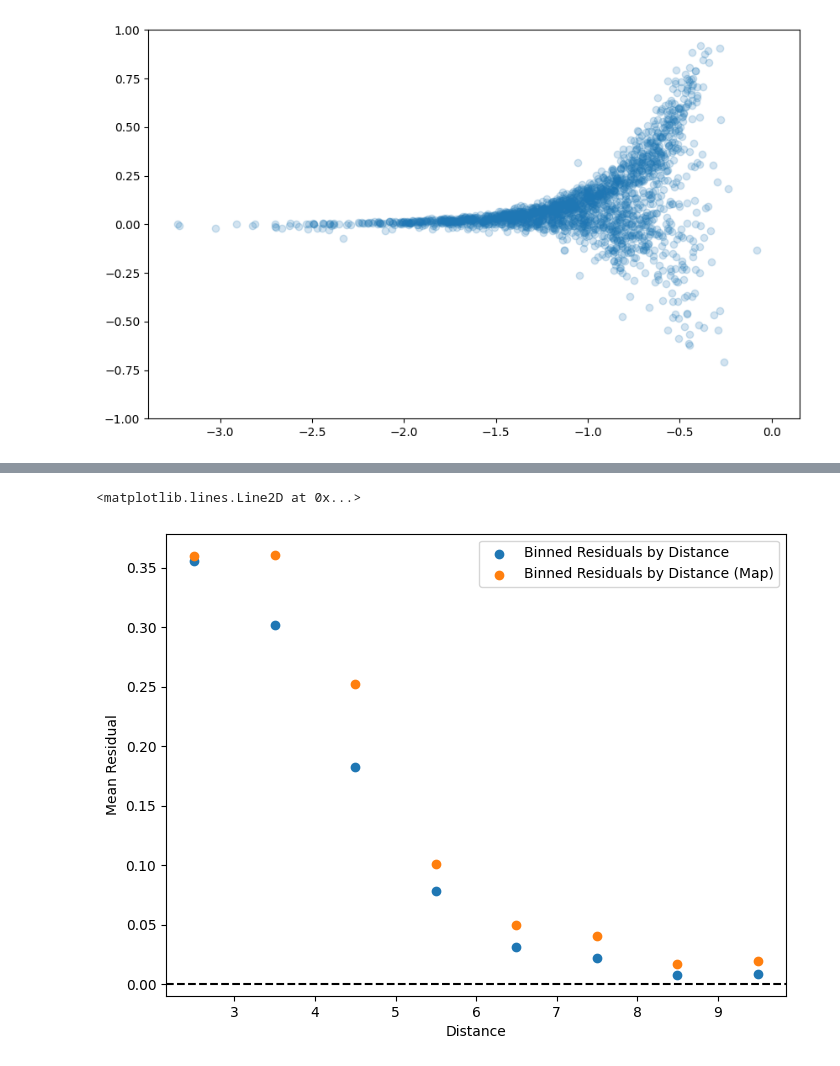
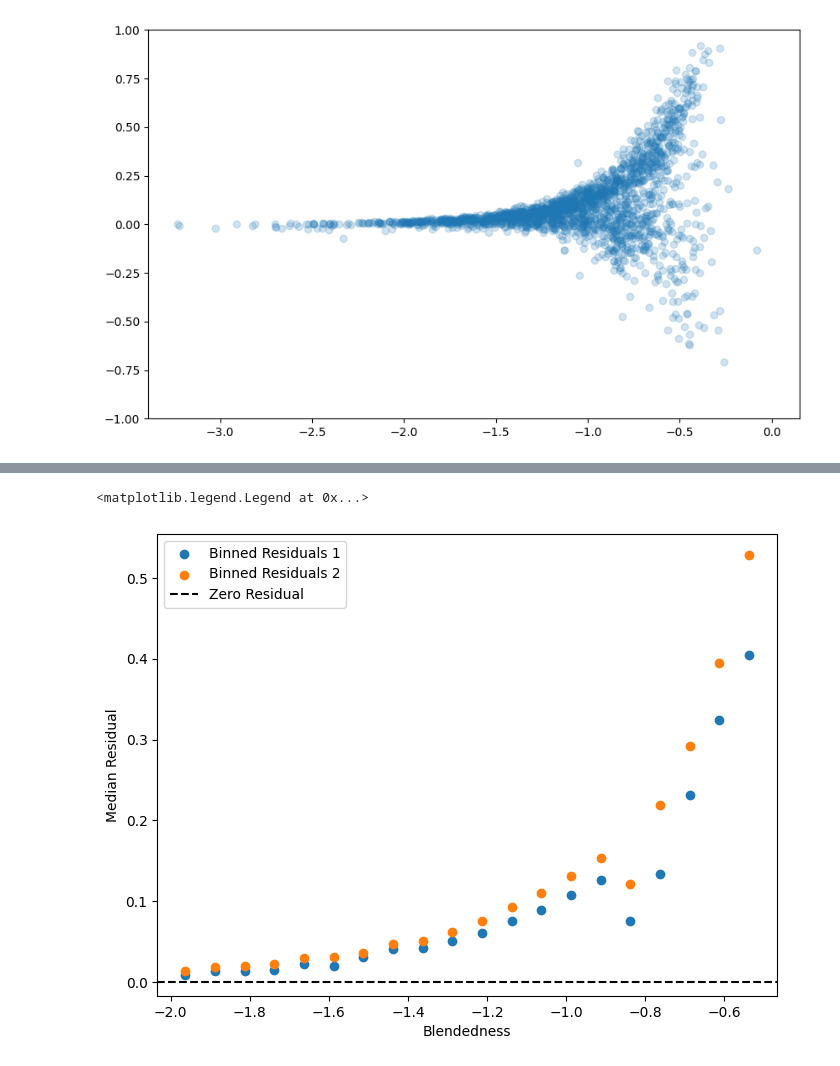
Before and after one commit to ismael-mendoza/bliss, a Jupyter notebook: experiment/notebooks/explore/check-pair-sim1.ipynb, the cells around one changed output, grey strips where cells are left out. Drawn from its saved outputs; the diff is of its cells as text; code cells hidden in the pictures.

```diff
--- a/experiment/notebooks/explore/check-pair-sim1.ipynb
+++ b/experiment/notebooks/explore/check-pair-sim1.ipynb
@@ -624,39 +610,41 @@ plt.legend()
 # %%
-# now binned by distance
-binned_residuals_dist, bin_edges_dist, _ = binned_statistic(
-    dist.numpy(),
+# binned by blendedness
+from scipy.stats import binned_statistic
+log_bld = bld.log10()
+binned_residuals, bin_edges, _ = binned_statistic(
+    log_bld.numpy(),
     res1.numpy(),
     statistic='median',
-    bins=10,
-    range=(0, 10)
+    bins=20,
+    range=(-2, -0.5)
 )
-# map
-binned_residuals_map, bin_edges_map, _ = binned_statistic(
-    dist.numpy(),
+
+binned_residuals2, bin_edges2, _ = binned_statistic(
+    log_bld.numpy(),
     res2.numpy(),
     statistic='median',
-    bins=10,
-    range=(0, 10)
+    bins=20,
+    range=(-2, -0.5)
 )
+
+
 
 plt.figure(figsize=(8, 6))
 plt.scatter(
-    (bin_edges_dist[:-1] + bin_edges_dist[1:]) / 2,
-    binned_residuals_dist,
-    label='Binned Residuals by Distance',
-    color='C0',
+    (bin_edges[:-1] + bin_edges[1:]) / 2,
+    binned_residuals,
+    label='Binned Residuals 1',
 )
 plt.scatter(
-    (bin_edges_map[:-1] + bin_edges_map[1:]) / 2,
-    binned_residuals_map,
-    label='Binned Residuals by Distance (Map)',
-    color='C1',
+    (bin_edges2[:-1] + bin_edges2[1:]) / 2,
+    binned_residuals2,
+    label='Binned Residuals 2',
 )
+plt.xlabel('Blendedness')
+plt.ylabel('Median Residual')
+plt.axhline(0, color='k', linestyle='--', label='Zero Residual')
 plt.legend()
-plt.xlabel('Distance')
-plt.ylabel('Mean Residual')
-plt.axhline(0, color='k', linestyle='--', label='Zero Residual')
 # %% [output]
-<matplotlib.lines.Line2D at 0x...>
+<matplotlib.legend.Legend at 0x...>
-[figure, old version]
+[figure, new version]
 # %%
```
Also changed, not shown: parts of 15 cells of this notebook.
